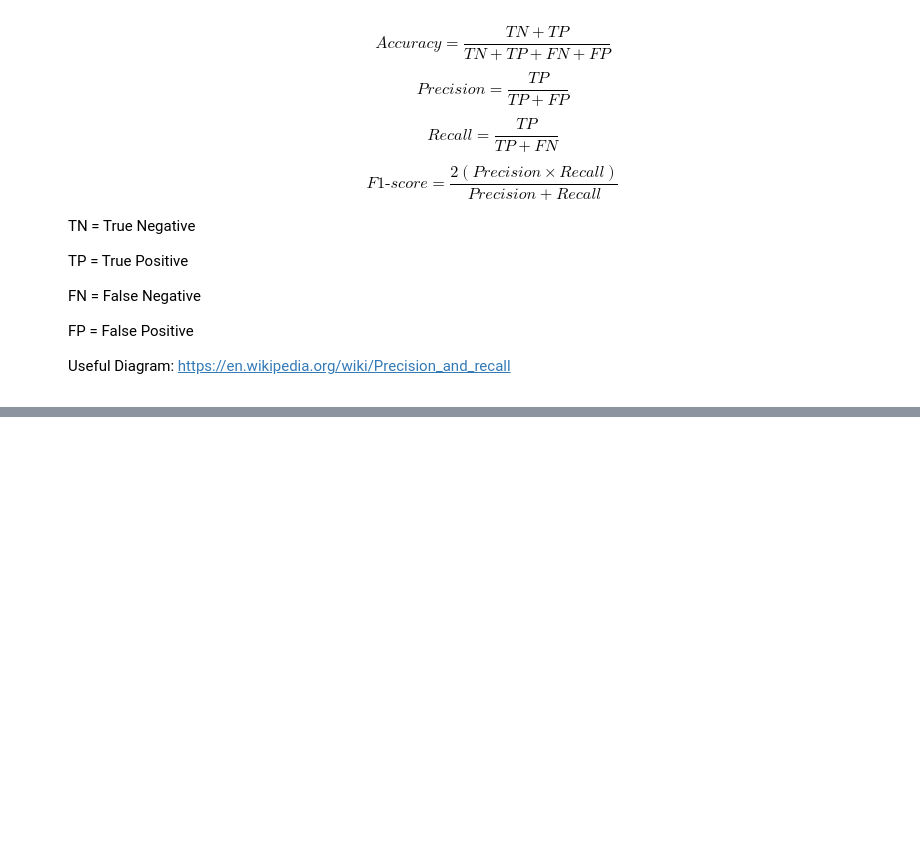
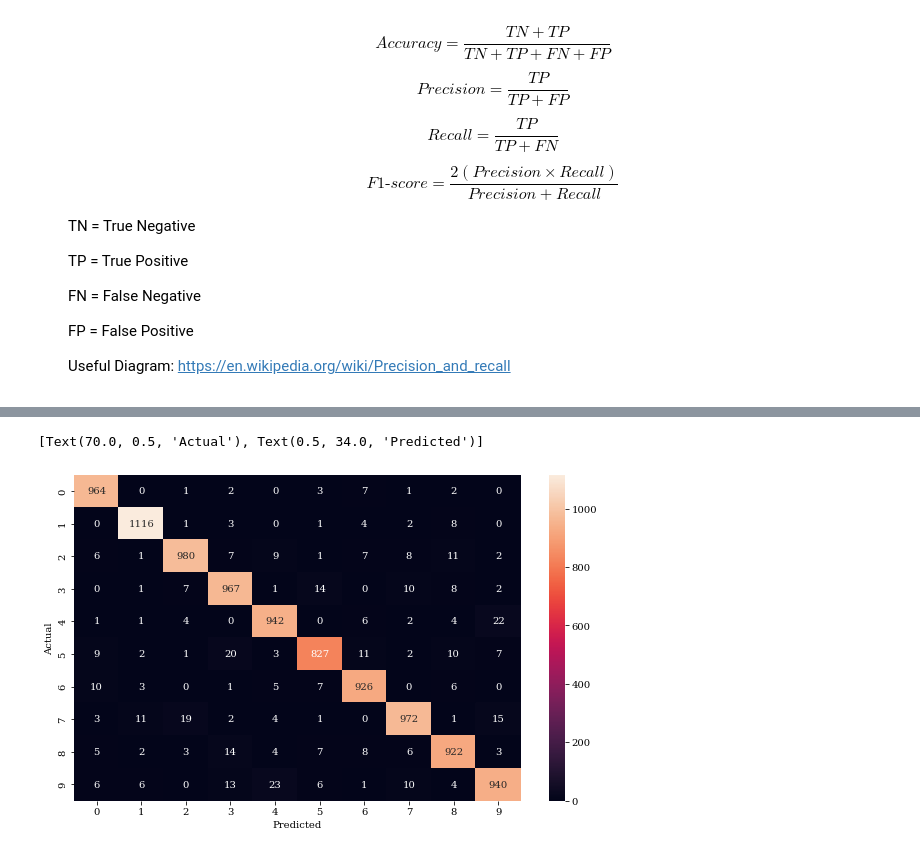
Before and after one commit to limited-fion/ee3-ml, a Jupyter notebook: Fion_ML_MLP.ipynb, the cells around one changed output, grey strips where cells are left out. Cells and saved outputs as stored; diff of their text form; code cells hidden in the pictures; blank space fills up the shorter version.

```diff
--- a/Fion_ML_MLP.ipynb
+++ b/Fion_ML_MLP.ipynb
@@ -741,0 +721,30 @@ For this task, use the optimised l2 value from Task 1 and sigmoid activation. Ju
+# %%
+def compute_confusion_matrix(true, pred):
+
+    num_cls = len(np.unique(true)) # Number of classes
+    result = np.zeros((num_cls, num_cls))
+
+    for i in range(len(true)):
+        result[true[i]][pred[i]] += 1
+
+    return result.astype('int')
+
+conf_matrix = compute_confusion_matrix(y_test, y_test_pred).astype('int')
+# %%
+import matplotlib as mpl
+import matplotlib.font_manager as fm
+from matplotlib import font_manager as fm, pyplot as plt
+
+!wget https://github.com/trishume/OpenTuringCompiler/blob/master/stdlib-sfml/fonts/Times%20New%20Roman.ttf
+!wget https://github.com/matomo-org/travis-scripts/blob/master/fonts/Arial.ttf
+
+font_files = fm.findSystemFonts()
+
+# Go through and add each to Matplotlib's font cache.
+for font_file in font_files:
+    fm.fontManager.addfont(font_file)
+
+fm.fontManager.ttflist += fm.createFontList(['Times New Roman.ttf'])
+
+# Use your new font on all your plots.
+plt.rc('font', family='serif')
@@ -741,0 +769,12 @@ For this task, use the optimised l2 value from Task 1 and sigmoid activation. Ju
+# %%
+import seaborn as sns
+
+f = plt.figure()
+f.set_figwidth(10)
+f.set_figheight(6)
+
+ax = sns.heatmap(conf_matrix, annot=True, fmt='g')
+ax.set(ylabel="Actual", xlabel="Predicted")
+# %% [output]
+[Text(70.0, 0.5, 'Actual'), Text(0.5, 34.0, 'Predicted')]
+[figure, added]
```
Also changed, not shown: parts of 11 cells of this notebook.
